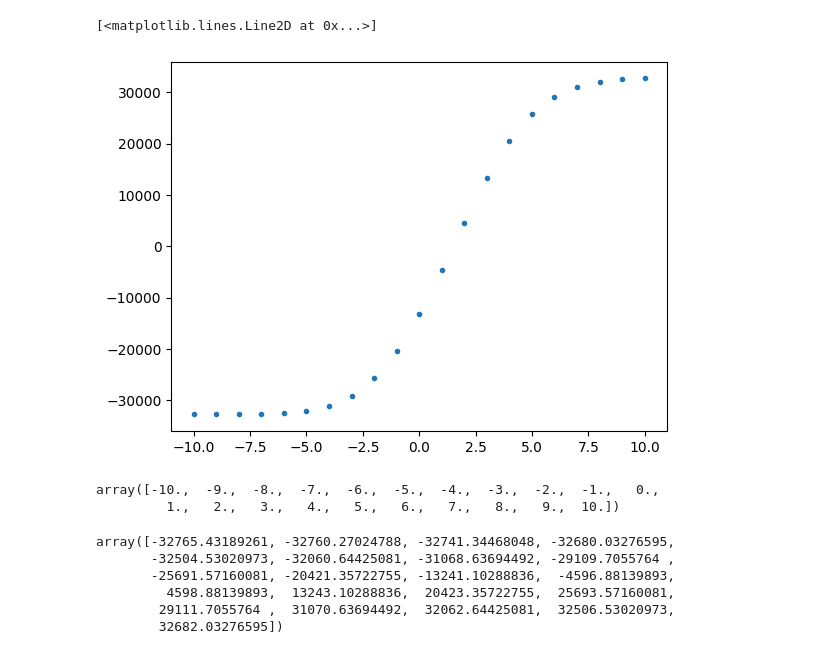
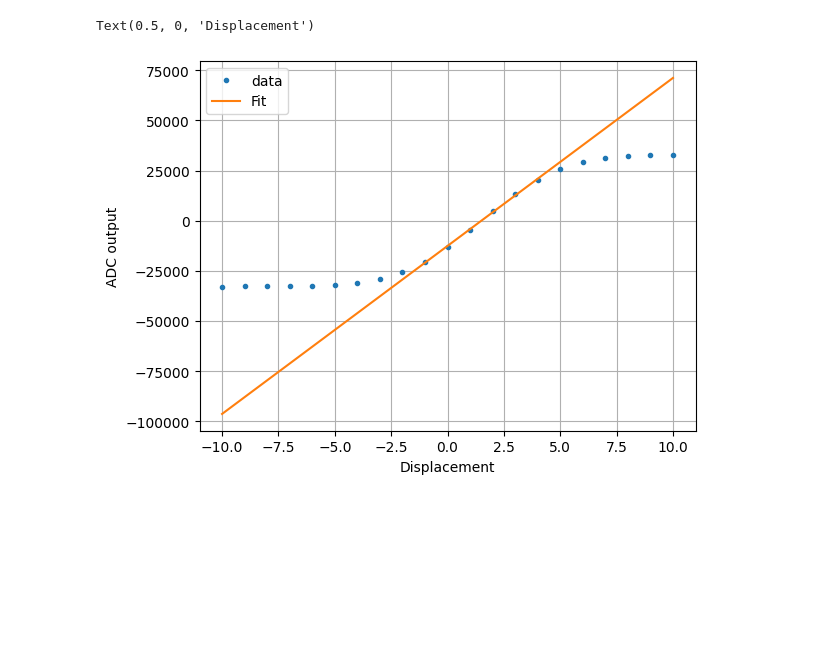
Before and after one commit to terrencetec/kontrol, a Jupyter notebook: docs/source/tutorials/sensors_and_actuators/calibration_of_a_linear_sensor.ipynb, the cells around one changed output. Saved outputs shown, nothing was run; the diff lists cells and outputs as text; code cells hidden in the pictures; blank space fills up the shorter version.

```diff
--- a/docs/source/tutorials/sensors_and_actuators/calibration_of_a_linear_sensor.ipynb
+++ b/docs/source/tutorials/sensors_and_actuators/calibration_of_a_linear_sensor.ipynb
@@ -1,30 +1,45 @@
-# %%
-import scipy
-import numpy as np
-import matplotlib.pyplot as plt
-
-
-x = np.linspace(-10, 10, 21)
-x0 = 1.5
-y0 = 1
-a = 32768
-m = 0.25
-y = a*scipy.special.erf(m*(x-x0)) + y0
-plt.plot(x, y, ".")
-# %% [output]
-[<matplotlib.lines.Line2D at 0x...>]
-[figure, removed]
-# %%
-x
-# %% [output]
-array([-10.,  -9.,  -8.,  -7.,  -6.,  -5.,  -4.,  -3.,  -2.,  -1.,   0.,
-         1.,   2.,   3.,   4.,   5.,   6.,   7.,   8.,   9.,  10.])
-# %%
-y
-# %% [output]
-array([-32765.43189261, -32760.27024788, -32741.34468048, -32680.03276595,
-       -32504.53020973, -32060.64425081, -31068.63694492, -29109.7055764 ,
-       -25691.57160081, -20421.35722755, -13241.10288836,  -4596.88139893,
-         4598.88139893,  13243.10288836,  20423.35722755,  25693.57160081,
-        29111.7055764 ,  31070.63694492,  32062.64425081,  32506.53020973,
-        32682.03276595])
+# %%
+import scipy
+import numpy as np
+import matplotlib.pyplot as plt
+import kontrol
+
+# # Commented below is how the data was generated
+# x = np.linspace(-10, 10, 21)
+# x0 = 1.5
+# y0 = 1
+# a = 32768
+# m = 0.25
+# y = a*scipy.special.erf(m*(x-x0)) + y0
+# #
+
+# There's the data we obtained by measurement.
+displacement = [-10., -9, -8, -7, -6, -5, -4, -3,
+                -2, -1, 0, 1, 2, 3, 4, 5, 6, 7, 8, 9, 10]  # millimeters
+output = [-32765., -32760, -32741, -32680, -32504, -32060,
+          -31068, -29109, -25691, -20421, -13241, -4596, 4598,
+          13243, 20423, 25693, 29111, 31070, 32062, 32506, 32682]
+
+# This method firstly fits the 3 data cloest to the middle of the full range
+# with a straight line
+# and keeps adding data to the set within a certain non-linearity (5% by default)
+# compared to the fitted line.
+# The new data set is then fitted and the process terminates when
+# no more data points can be added.
+slope, intercept = kontrol.sensact.calibrate(displacement, output)
+
+# This commented method fits the data to with an error function erf().
+# Particularly Useful for optical displacement sensors.
+# slope, intercept = kontrol.sensact.calibrate(displacement, output, method="erf")
+
+fit = slope*np.array(displacement) + intercept
+
+plt.plot(displacement, output, ".", label="data")
+plt.plot(displacement, fit, label="Fit")
+plt.legend(loc=0)
+plt.grid(which="both")
+plt.ylabel("ADC output")
+plt.xlabel("Displacement")
+# %% [output]
+Text(0.5, 0, 'Displacement')
+[figure, added]
```
Also changed, not shown: parts of 1 cell of this notebook, 1 other file.
